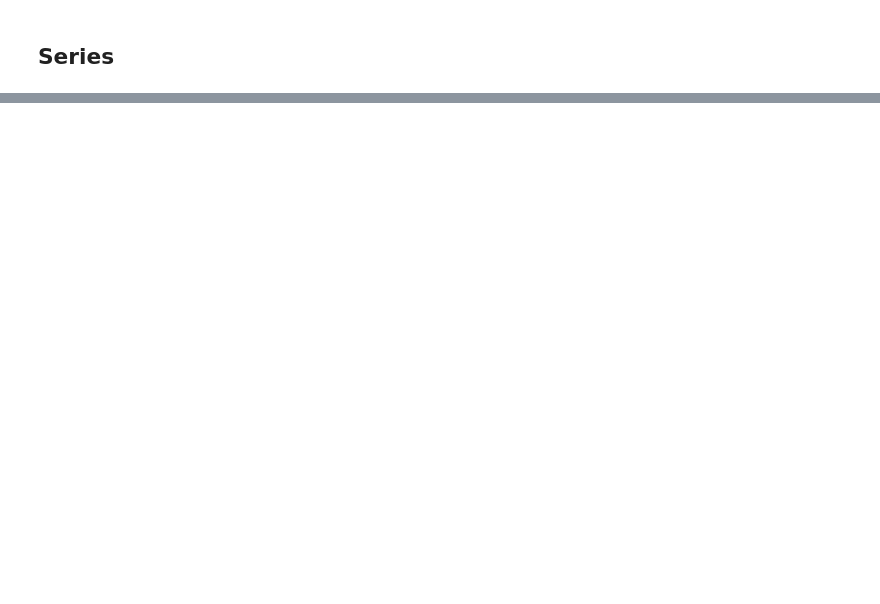
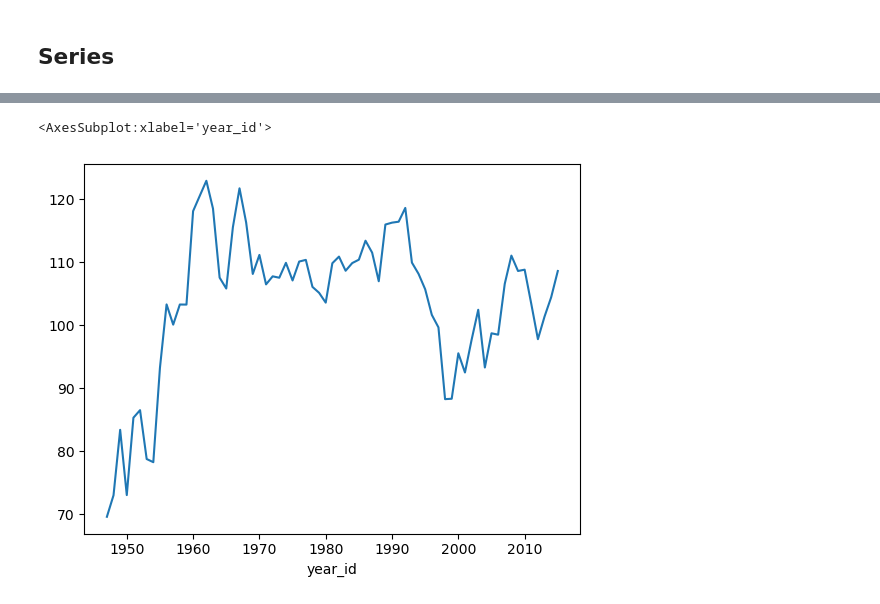
Before and after one commit to raradita/hacktiv8python, a Jupyter notebook: latihan5.ipynb, the cells around one changed output, grey strips where cells are left out. Drawn from its saved outputs; the diff is of its cells as text; code cells hidden in the pictures; blank space fills up the shorter version.

```diff
--- a/latihan5.ipynb
+++ b/latihan5.ipynb
@@ -155,0 +757,2 @@ Index(['Amsterdam', 'Toronto', 'Tokyo'], dtype='object')
+# %%
+elo_col = ["elo_i", "elo_n", "opp_elo_i", "opp_elo_n"]
@@ -155,0 +769,2 @@ Index(['Amsterdam', 'Toronto', 'Tokyo'], dtype='object')
+# %%
+nba.drop(elo_col, axis=1, inplace=True)
@@ -155,0 +817,2 @@ Index(['Amsterdam', 'Toronto', 'Tokyo'], dtype='object')
+# %%
+nba['location'] = pd.Categorical(nba['location'])
@@ -155,0 +843,2 @@ Index(['Amsterdam', 'Toronto', 'Tokyo'], dtype='object')
+# %%
+nba["pts_diff"] = nba["pts_diff"].astype(np.float64)
@@ -155,0 +1096,5 @@ Index(['Amsterdam', 'Toronto', 'Tokyo'], dtype='object')
+# %%
+nba[nba["fran_id"] == "Warriors"].groupby("year_id")["pts"].mean().plot()
+# %% [output]
+<AxesSubplot:xlabel='year_id'>
+[figure, added]
```
Also changed, not shown: parts of 149 cells of this notebook, 2 other files.
